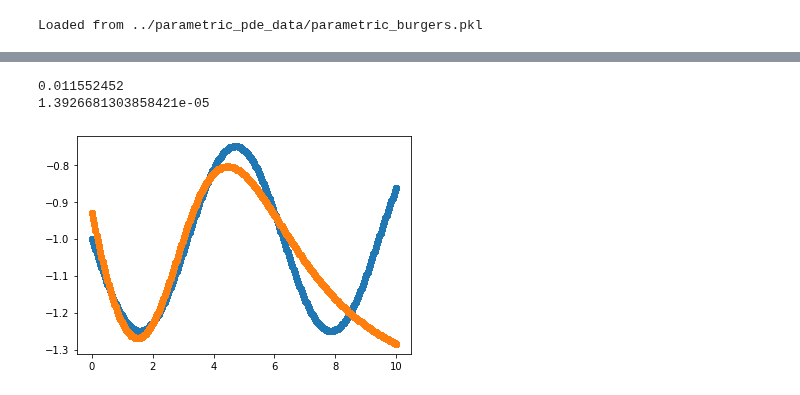
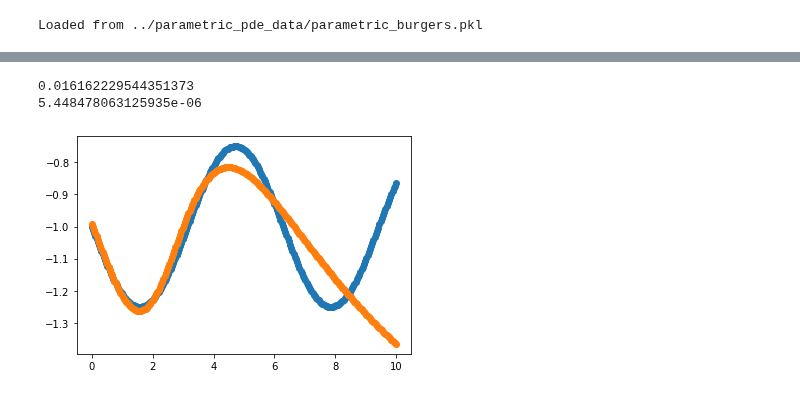
Before and after one commit to Pongpisit-Thanasutives/Multi-task-Physics-informed-neural-networks, a Jupyter notebook: inverse_parametric_burgers/Working on parametric_burgers.ipynb, the cells around one changed output, grey strips where cells are left out. Cells and saved outputs as stored; diff of their text form; code cells hidden in the pictures.

```diff
--- a/inverse_parametric_burgers/Working on parametric_burgers.ipynb
+++ b/inverse_parametric_burgers/Working on parametric_burgers.ipynb
@@ -33,12 +37,12 @@ u_train = to_tensor(u_train, False)
 lb = to_tensor(lb, False)
 ub = to_tensor(ub, False)
 
-u_xx_true = 0.1*np.ones(u_star.shape)
-uu_x_true = -1*(1+0.25*np.sin(X_star[:, 1:2].detach().numpy()))
+u_xx_true = 0.1*np.ones(time_dims)
+uu_x_true = -1*(1+0.25*np.sin(t))
 # %% [output]
 Loaded from ../parametric_pde_data/parametric_burgers.pkl
 # %%
-pinn = ParametricPINN(scale=True, lb=lb, ub=ub)
+pinn = ParametricPINN(scale=False, lb=lb, ub=ub)
 # %%
 def pcgrad_closure(return_list=False):
     global N, X_train, u_train
@@ -105,18 +107,21 @@ u_preds, learned_func = pinn(*dimension_slicing(X_star))
+# %%
+u_preds, learned_func = pinn(*dimension_slicing(X_star))
+learned_func1 = learned_func[:, 0:1].reshape(X.shape).mean(axis=1).detach().numpy()
+learned_func2 = learned_func[:, 1:2].reshape(X.shape).mean(axis=1).detach().numpy()
 # %%
-print(np.mean((learned_func[:, 0:1].detach().numpy()-uu_x_true)**2))
-print(np.mean((learned_func[:, 1:2].detach().numpy()-u_xx_true)**2))
+print(np.mean((learned_func1-uu_x_true)**2))
+print(np.mean((learned_func2-u_xx_true)**2))
 # %% [output]
-0.011552452
-1.3926681303858421e-05
+0.016162229544351373
+5.448478063125935e-06
 # %%
 %matplotlib inline
 import matplotlib.pyplot as plt
-# %%
-time = X_star[:, 1:2].detach().numpy()
-plt.scatter(time, uu_x_true)
-plt.scatter(time, learned_func[:, 0:1].detach().numpy())
-plt.show()
-# %% [output]
-[figure, removed]
+# %%
+plt.scatter(t, uu_x_true)
+plt.scatter(t, learned_func1)
+plt.show()
+# %% [output]
+[figure, added]
 # %%
 from pysr import pysr, best
```
Also changed, not shown: parts of 9 cells of this notebook, 3 other files.
